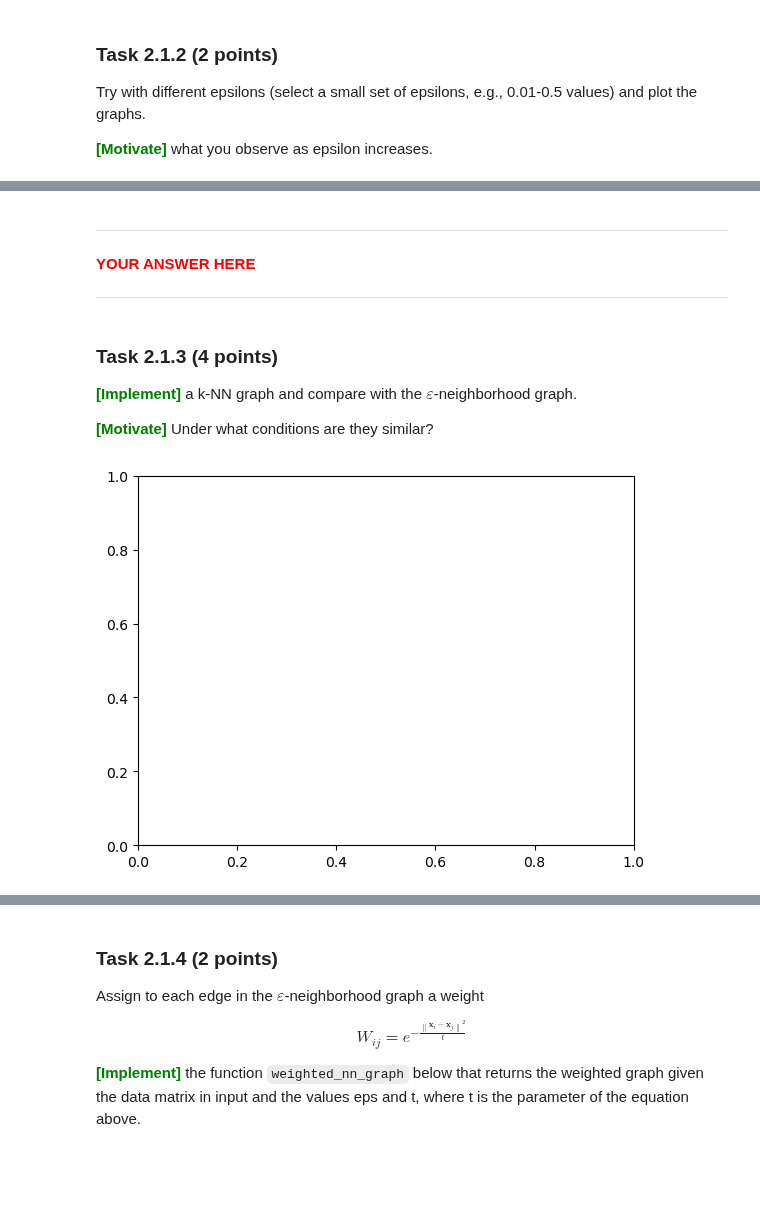
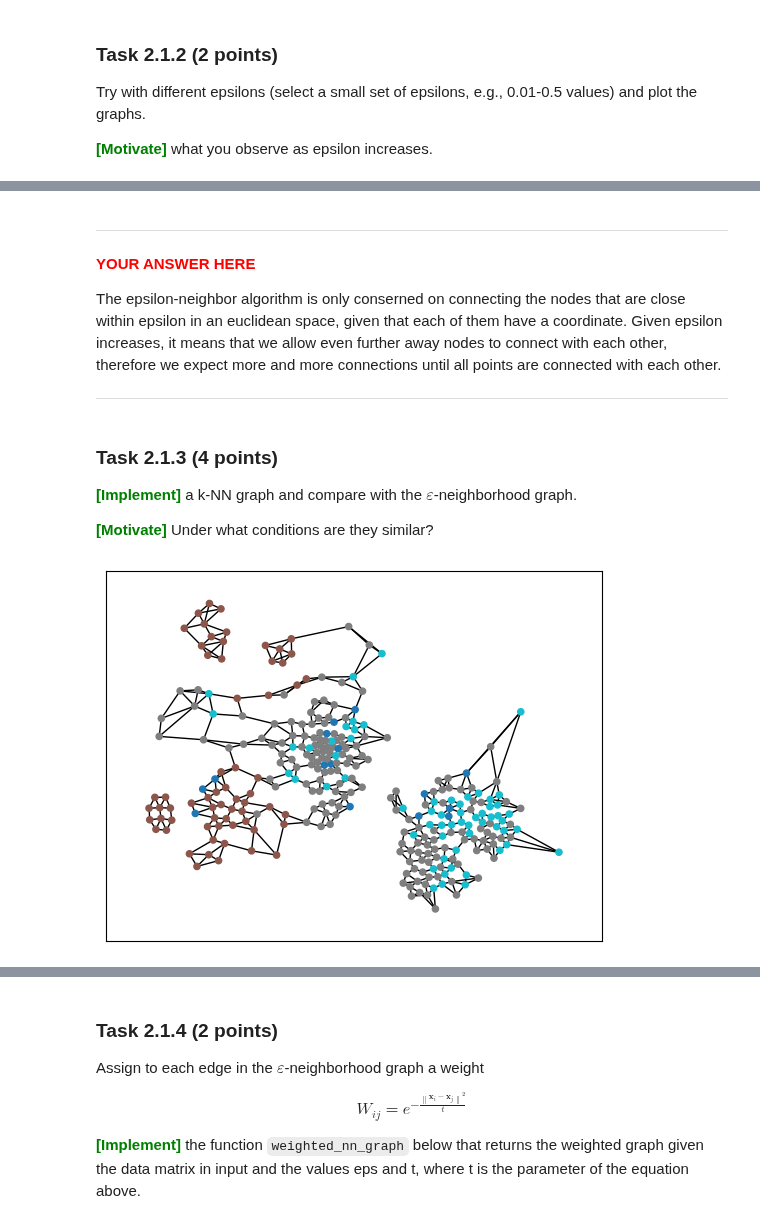
Before and after one commit to garlicxd/dm2025-group-7, a Jupyter notebook: handins/handin2.ipynb, the cells around one changed output, grey strips where cells are left out. Saved outputs shown, nothing was run; the diff lists cells and outputs as text; code cells hidden in the pictures; blank space fills up the shorter version.

```diff
--- a/handins/handin2.ipynb
+++ b/handins/handin2.ipynb
@@ -429,6 +431,10 @@ ValueError: 'c' argument has 307 elements, which is inconsistent with 'x' and 'y
 # %% [markdown]
 ****
 <span style="color:red">**YOUR ANSWER HERE**</span>
+
+
+The epsilon-neighbor algorithm is only conserned on connecting the nodes that are close within epsilon in an euclidean space, given that each of them have a coordinate. Given epsilon increases, it means that we allow even further away nodes to connect with each other, therefore we expect more and more connections until all points are connected with each other.
+
 ****
 # %% [markdown]
 ### Task 2.1.3 (4 points)
@@ -439,27 +445,51 @@ ValueError: 'c' argument has 307 elements, which is inconsistent with 'x' and 'y
 # %%
 
 def knn_graph(data, k, remove_self=True, directed=False):
     nn = NearestNeighbors(n_neighbors=k-1)
     nn.fit(data)
     indices = nn.kneighbors(data, return_distance=False)
     ##YOUR CODE HERE
 
+    G = nx.DiGraph() if directed else nx.Graph()
+
+
+    G.add_nodes_from(range(len(data)))
+
+
+    added_edges = set()
+
+
+    for i, neighbors in enumerate(indices):
+        for j in neighbors:
+            if remove_self and i == j:
+                continue
+
+            if directed:
+                G.add_edge(i, j)
+            else:
+                edge = tuple(sorted((i, j)))
+                if edge not in added_edges:
+                    G.add_edge(i, j)
+                    added_edges.add(edge)
 
 
     return G
 
 
 
 #YOUR CODE HERE
 
+
+
+G = knn_graph(X, 5)
 pos=nx.spring_layout(G)
 nx.draw_networkx_edges(G,pos=X)
 nx.draw_networkx_nodes(G, pos=X, node_color=Y, node_size=20, cmap=plt.get_cmap('tab10'))
 ax.set_xlim(-0.1, 1.1)
 ax.set_ylim(-0.1, 1.1)
 plt.show()
 # %% [output]
-[figure, old version]
+[figure, new version]
 # %% [markdown]
 ****
 <span style="color:red">**YOUR ANSWER HERE**</span>
```
Also changed, not shown: parts of 3 cells of this notebook.
